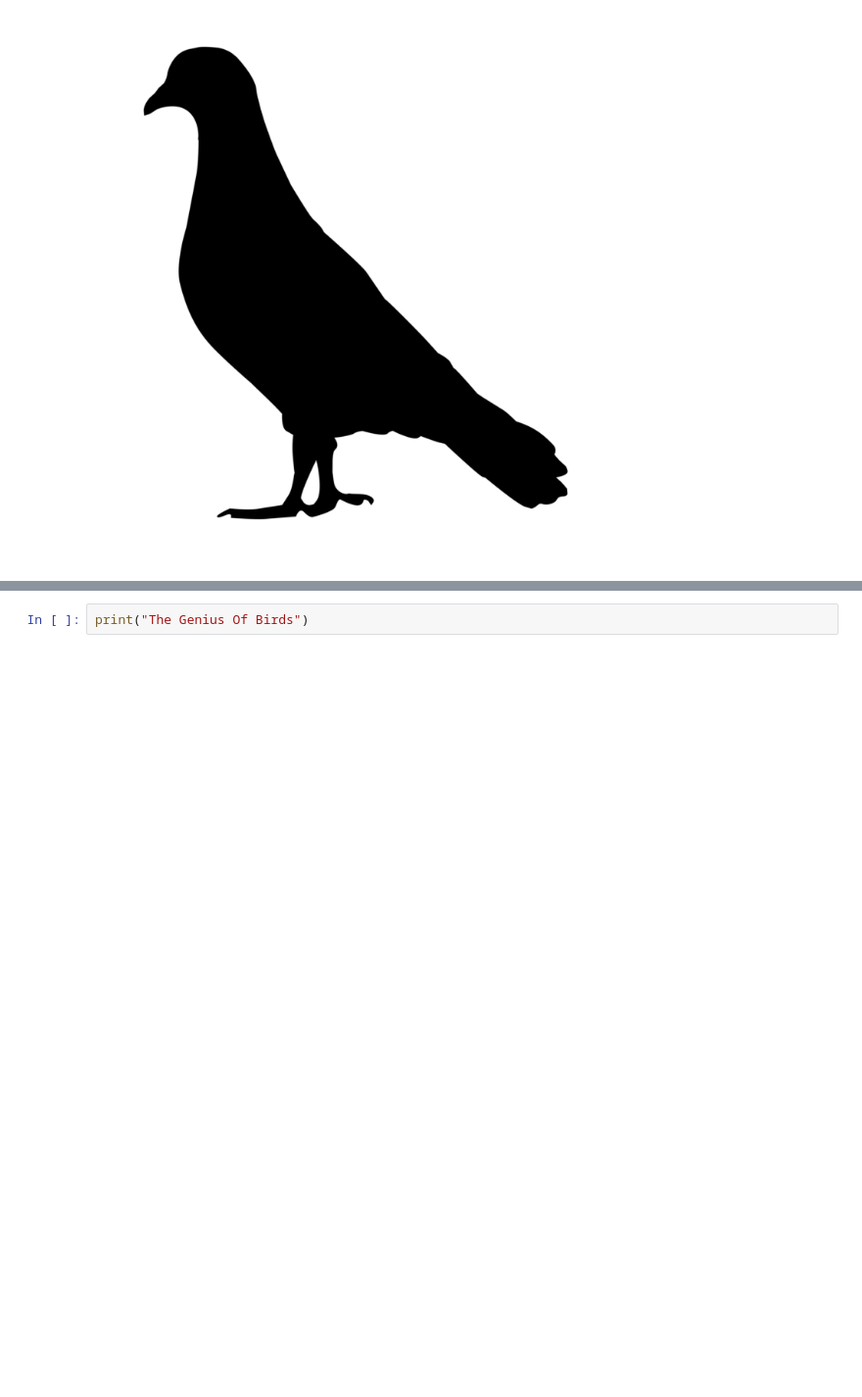
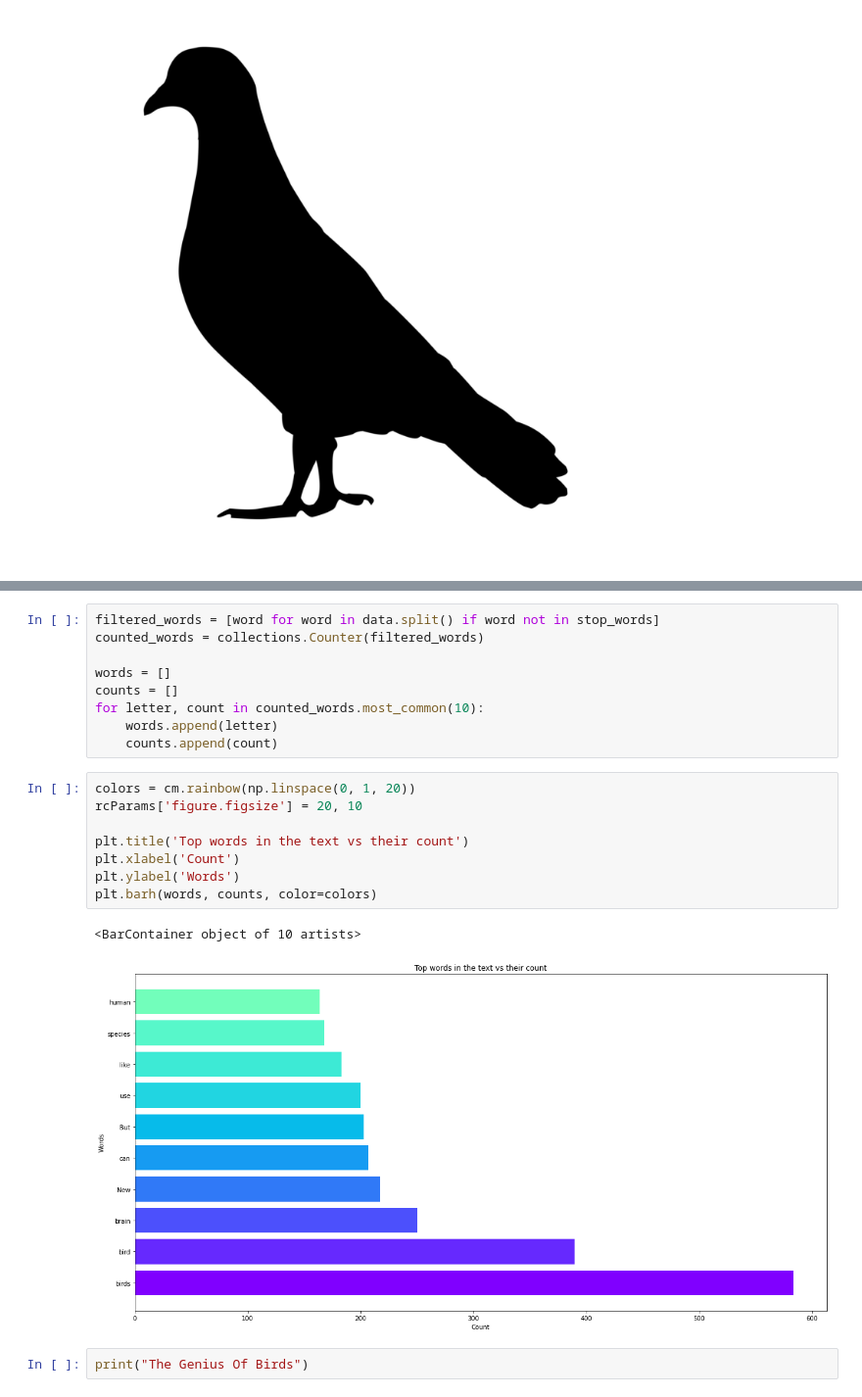
Before and after one commit to isabelyb/TheGeniusOfBirds_WordCloud, a Jupyter notebook: theGeniusOfBirds.ipynb, the cells around one changed output, grey strips where cells are left out. Shown at 98% size. Drawn from its saved outputs; the diff is of its cells as text; blank space fills up the shorter version.

```diff
--- a/theGeniusOfBirds.ipynb
+++ b/theGeniusOfBirds.ipynb
@@ -118,3 +103,23 @@ plt.show()
+# %%
+filtered_words = [word for word in data.split() if word not in stop_words]
+counted_words = collections.Counter(filtered_words)
+
+words = []
+counts = []
+for letter, count in counted_words.most_common(10):
+    words.append(letter)
+    counts.append(count)
+# %%
+colors = cm.rainbow(np.linspace(0, 1, 20))
+rcParams['figure.figsize'] = 20, 10
+
+plt.title('Top words in the text vs their count')
+plt.xlabel('Count')
+plt.ylabel('Words')
+plt.barh(words, counts, color=colors)
+# %% [output]
+<BarContainer object of 10 artists>
+[figure, added]
 # %%
 print("The Genius Of Birds")
 # %% [output]
```
Also changed, not shown: parts of 4 cells of this notebook.
